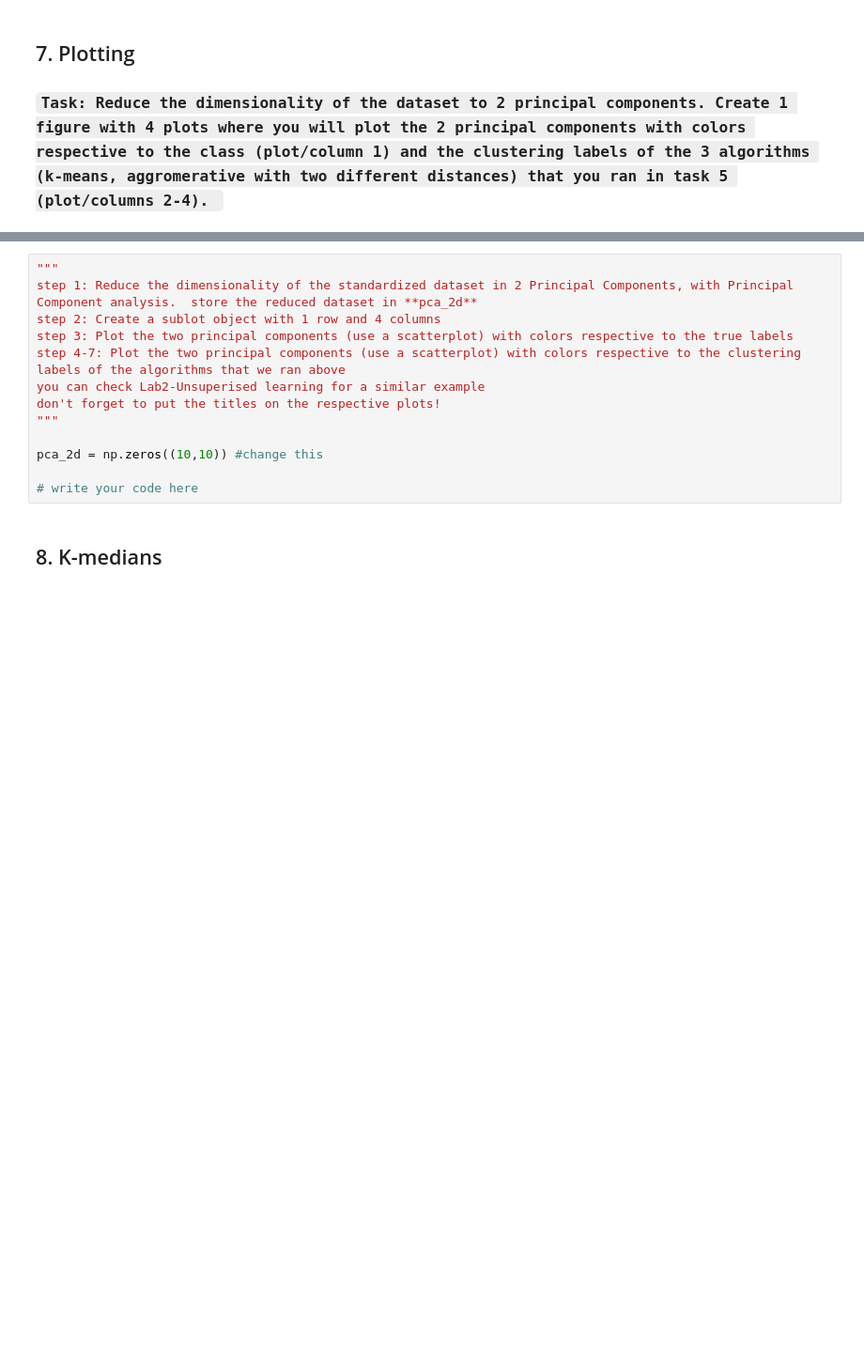
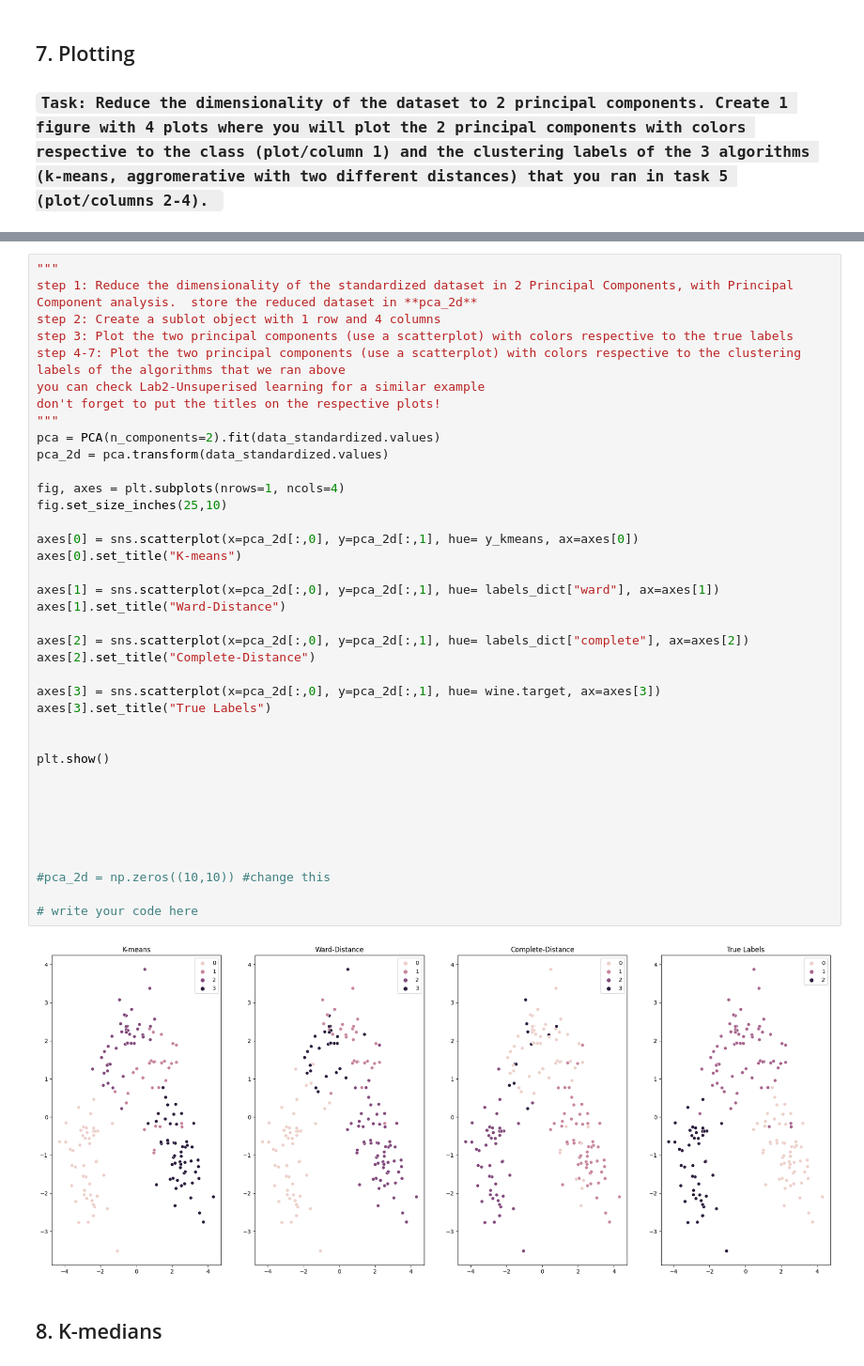
Before and after one commit to axeldav/DAMI-Labs, a Jupyter notebook: HW1/HW2_Instructions.ipynb, the cells around one changed output, grey strips where cells are left out. Shown at 94% size. Saved outputs shown, nothing was run; the diff lists cells and outputs as text; blank space fills up the shorter version.

```diff
--- a/HW1/HW2_Instructions.ipynb
+++ b/HW1/HW2_Instructions.ipynb
@@ -521,16 +531,43 @@ Silhouette Score:  0.194 Purity:  0.837
 # %%
 """
 step 1: Reduce the dimensionality of the standardized dataset in 2 Principal Components, with Principal Component analysis.  store the reduced dataset in **pca_2d**
 step 2: Create a sublot object with 1 row and 4 columns
 step 3: Plot the two principal components (use a scatterplot) with colors respective to the true labels
 step 4-7: Plot the two principal components (use a scatterplot) with colors respective to the clustering labels of the algorithms that we ran above
 you can check Lab2-Unsuperised learning for a similar example
 don't forget to put the titles on the respective plots!
 """
+pca = PCA(n_components=2).fit(data_standardized.values)
+pca_2d = pca.transform(data_standardized.values)
 
-pca_2d = np.zeros((10,10)) #change this
+fig, axes = plt.subplots(nrows=1, ncols=4)
+fig.set_size_inches(25,10)
+
+axes[0] = sns.scatterplot(x=pca_2d[:,0], y=pca_2d[:,1], hue= y_kmeans, ax=axes[0])
+axes[0].set_title("K-means")
+
+axes[1] = sns.scatterplot(x=pca_2d[:,0], y=pca_2d[:,1], hue= labels_dict["ward"], ax=axes[1])
+axes[1].set_title("Ward-Distance")
+
+axes[2] = sns.scatterplot(x=pca_2d[:,0], y=pca_2d[:,1], hue= labels_dict["complete"], ax=axes[2])
+axes[2].set_title("Complete-Distance")
+
+axes[3] = sns.scatterplot(x=pca_2d[:,0], y=pca_2d[:,1], hue= wine.target, ax=axes[3])
+axes[3].set_title("True Labels")
+
+
+plt.show()
+
+
+
+
+
+
+#pca_2d = np.zeros((10,10)) #change this
 
 # write your code here
+# %% [output]
+[figure, added]
 # %% [markdown]
 ## 8. K-medians
 # %% [markdown]
```
Also changed, not shown: parts of 9 cells of this notebook.
